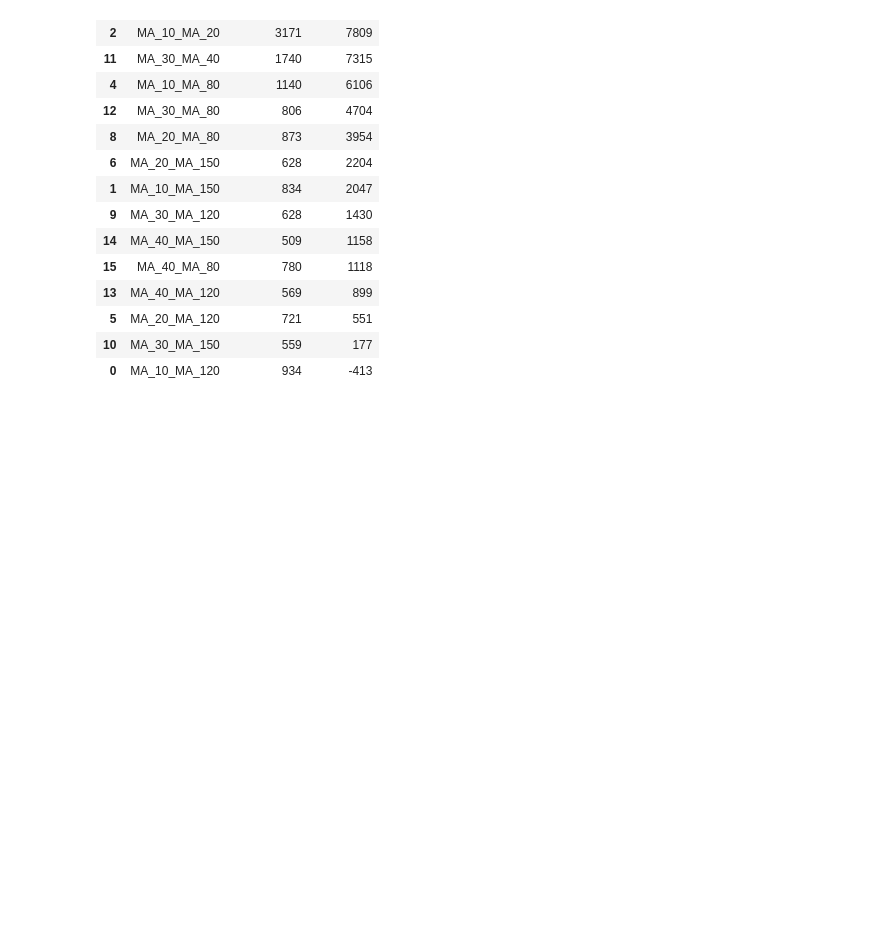
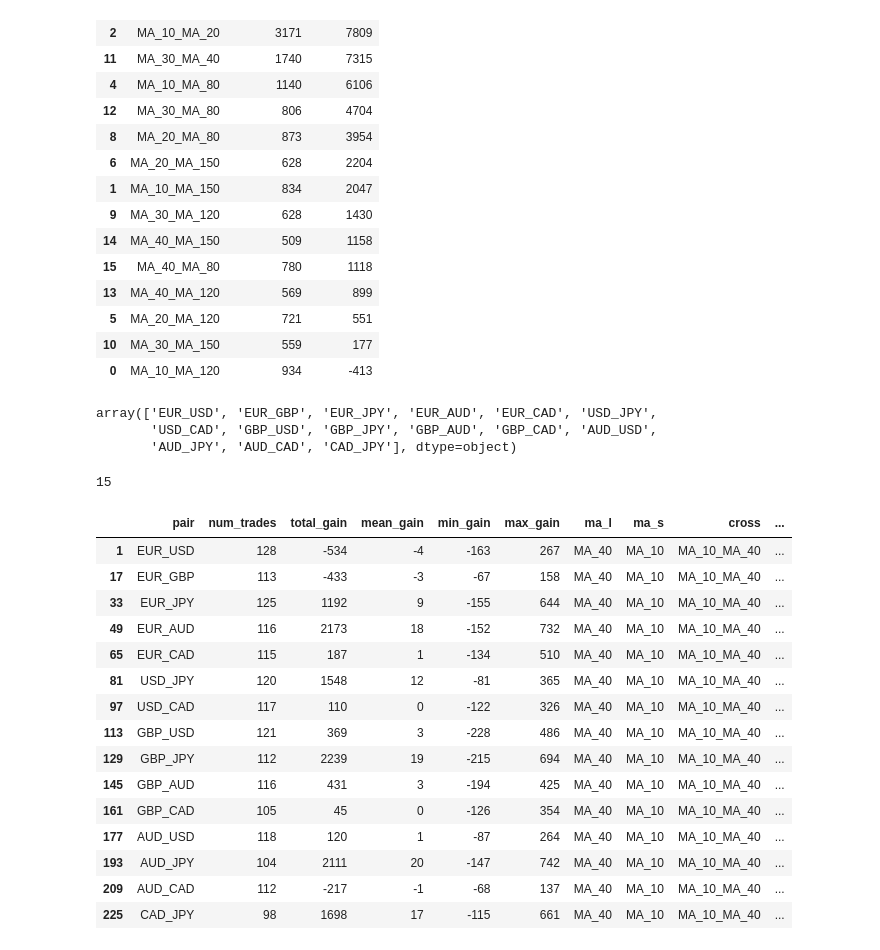
Before and after one commit to mindeleven/introduction-to-python, a Jupyter notebook: Algorythimc-Forex-Trading/code/exploration/05_MA_Cross_Analysis.ipynb, the cells around one changed output. Drawn from its saved outputs; the diff is of its cells as text; code cells hidden in the pictures; blank space fills up the shorter version.

Commit message:
Looking at the number of positive results for all the crosses

```diff
--- a/Algorythimc-Forex-Trading/code/exploration/05_MA_Cross_Analysis.ipynb
+++ b/Algorythimc-Forex-Trading/code/exploration/05_MA_Cross_Analysis.ipynb
@@ -172,3 +172,39 @@ df_cross_gr # spread is not taken into account
 | 5 | MA_20_MA_120 | 721 | 551 |
 | 10 | MA_30_MA_150 | 559 | 177 |
 | 0 | MA_10_MA_120 | 934 | -413 |
+# %%
+# what percentage of the crosses we've tested actually gave us a gain?
+# pairs we actually tested
+df_ma_res_h1.pair.unique()
+# %% [output]
+array(['EUR_USD', 'EUR_GBP', 'EUR_JPY', 'EUR_AUD', 'EUR_CAD', 'USD_JPY',
+       'USD_CAD', 'GBP_USD', 'GBP_JPY', 'GBP_AUD', 'GBP_CAD', 'AUD_USD',
+       'AUD_JPY', 'AUD_CAD', 'CAD_JPY'], dtype=object)
+# %%
+# number of pairs we actually tested
+total_pairs = len(df_ma_res_h1.pair.unique())
+total_pairs
+# %% [output]
+15
+# %%
+# data frame for single cross
+temp = df_ma_res_h1[df_ma_res_h1.cross == 'MA_10_MA_40']
+# %%
+temp
+# %% [output]
+|  | pair | num_trades | total_gain | mean_gain | min_gain | max_gain | ma_l | ma_s | cross | ... |
+| 1 | EUR_USD | 128 | -534 | -4 | -163 | 267 | MA_40 | MA_10 | MA_10_MA_40 | ... |
+| 17 | EUR_GBP | 113 | -433 | -3 | -67 | 158 | MA_40 | MA_10 | MA_10_MA_40 | ... |
+| 33 | EUR_JPY | 125 | 1192 | 9 | -155 | 644 | MA_40 | MA_10 | MA_10_MA_40 | ... |
+| 49 | EUR_AUD | 116 | 2173 | 18 | -152 | 732 | MA_40 | MA_10 | MA_10_MA_40 | ... |
+| 65 | EUR_CAD | 115 | 187 | 1 | -134 | 510 | MA_40 | MA_10 | MA_10_MA_40 | ... |
+| 81 | USD_JPY | 120 | 1548 | 12 | -81 | 365 | MA_40 | MA_10 | MA_10_MA_40 | ... |
+| 97 | USD_CAD | 117 | 110 | 0 | -122 | 326 | MA_40 | MA_10 | MA_10_MA_40 | ... |
+| 113 | GBP_USD | 121 | 369 | 3 | -228 | 486 | MA_40 | MA_10 | MA_10_MA_40 | ... |
+| 129 | GBP_JPY | 112 | 2239 | 19 | -215 | 694 | MA_40 | MA_10 | MA_10_MA_40 | ... |
+| 145 | GBP_AUD | 116 | 431 | 3 | -194 | 425 | MA_40 | MA_10 | MA_10_MA_40 | ... |
+| 161 | GBP_CAD | 105 | 45 | 0 | -126 | 354 | MA_40 | MA_10 | MA_10_MA_40 | ... |
+| 177 | AUD_USD | 118 | 120 | 1 | -87 | 264 | MA_40 | MA_10 | MA_10_MA_40 | ... |
+| 193 | AUD_JPY | 104 | 2111 | 20 | -147 | 742 | MA_40 | MA_10 | MA_10_MA_40 | ... |
+| 209 | AUD_CAD | 112 | -217 | -1 | -68 | 137 | MA_40 | MA_10 | MA_10_MA_40 | ... |
+| 225 | CAD_JPY | 98 | 1698 | 17 | -115 | 661 | MA_40 | MA_10 | MA_10_MA_40 | ... |
```
Also changed, not shown: parts of 3 cells of this notebook.
